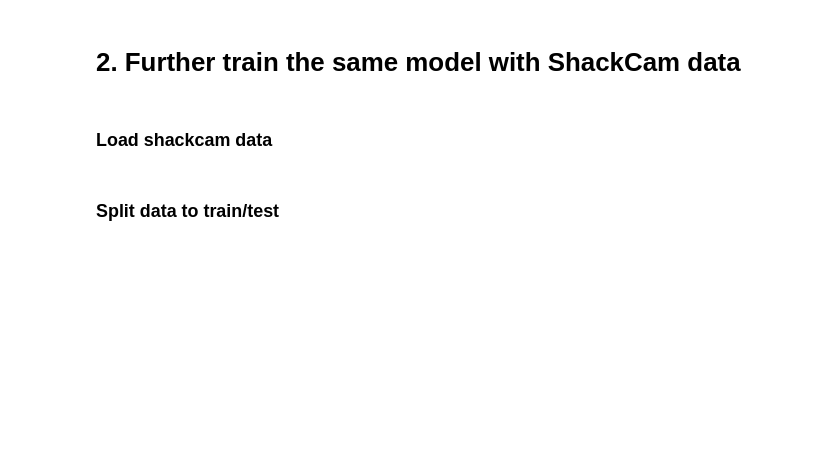
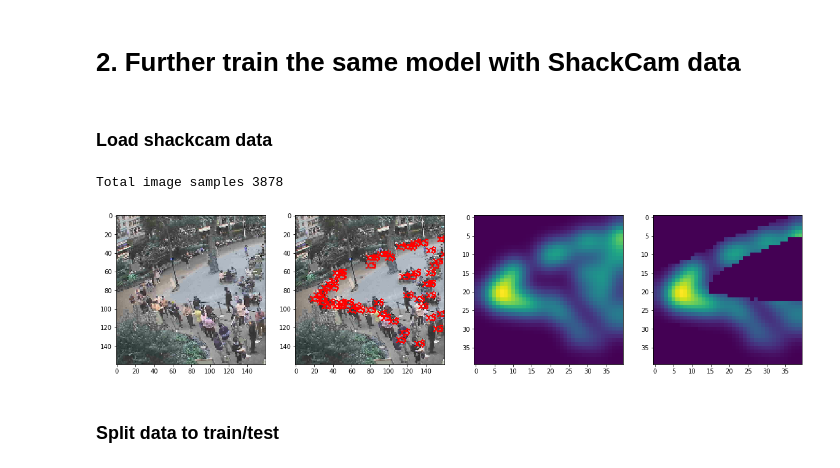
Before and after one commit to philkim72/DeepShack, a Jupyter notebook: train/train.ipynb, the cells around one changed output. Saved outputs shown, nothing was run; the diff lists cells and outputs as text; code cells hidden in the pictures; blank space fills up the shorter version.

```diff
--- a/train/train.ipynb
+++ b/train/train.ipynb
@@ -91,10 +106,13 @@ model.evaluate(x_test, y_test)
 # %% [markdown]
 ### Load shackcam data
 # %%
-shackcam = ImageLoader(new_shape=new_shape, image_dir='data/shackcam')
+shackcam = ShackCamLoader(new_shape=new_shape, image_dir='data/shackcam')
 shackcam.load_train_data()
 shackcam.plot_image(i=500)
 print('Total image samples', shackcam.count)
+# %% [output]
+Total image samples 3878
+[figure, added]
 # %% [markdown]
 ### Split data to train/test
 # %%
```
Also changed, not shown: parts of 21 cells of this notebook, 1 other file.
